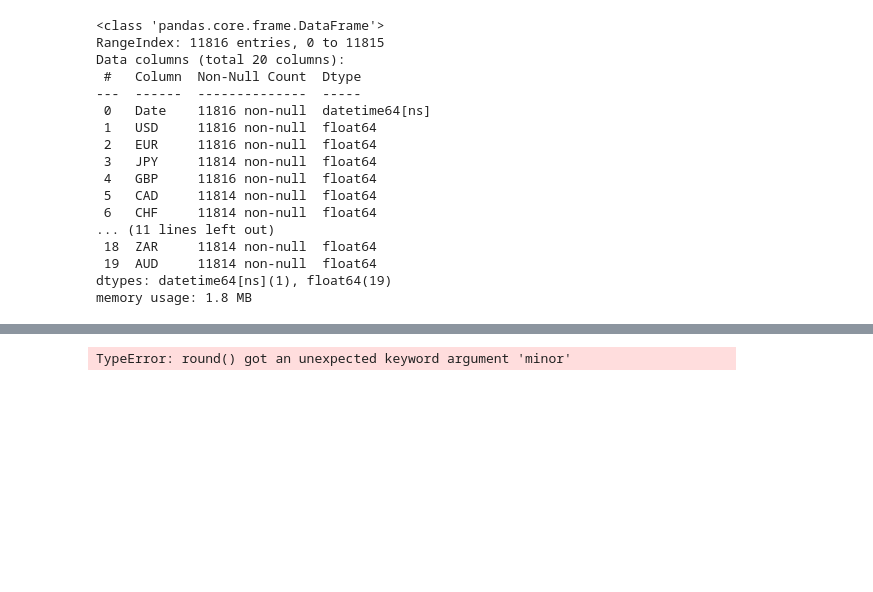
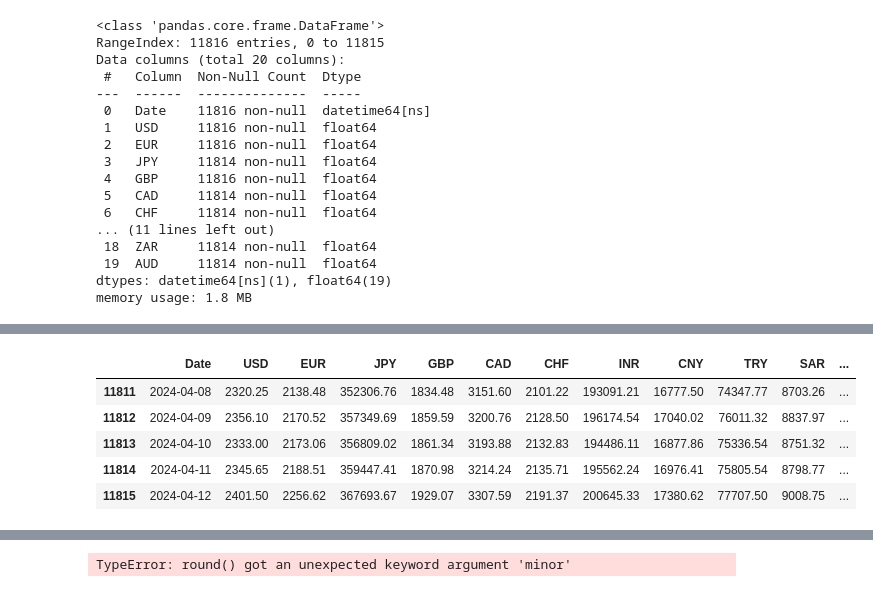
Before and after one commit to buteops/notebooks, a Jupyter notebook: paradigms/nn/gold-lstm.ipynb, the cells around one changed output, grey strips where cells are left out. Cells and saved outputs as stored; diff of their text form; code cells hidden in the pictures; blank space fills up the shorter version.

```diff
--- a/paradigms/nn/gold-lstm.ipynb
+++ b/paradigms/nn/gold-lstm.ipynb
@@ -92,3 +47,12 @@ dt.describe()
+# %%
+dt.tail(5)
+# %% [output]
+|  | Date | USD | EUR | JPY | GBP | CAD | CHF | INR | CNY | TRY | SAR | ... |
+| 11811 | 2024-04-08 | 2320.25 | 2138.48 | 352306.76 | 1834.48 | 3151.60 | 2101.22 | 193091.21 | 16777.50 | 74347.77 | 8703.26 | ... |
+| 11812 | 2024-04-09 | 2356.10 | 2170.52 | 357349.69 | 1859.59 | 3200.76 | 2128.50 | 196174.54 | 17040.02 | 76011.32 | 8837.97 | ... |
+| 11813 | 2024-04-10 | 2333.00 | 2173.06 | 356809.02 | 1861.34 | 3193.88 | 2132.83 | 194486.11 | 16877.86 | 75336.54 | 8751.32 | ... |
+| 11814 | 2024-04-11 | 2345.65 | 2188.51 | 359447.41 | 1870.98 | 3214.24 | 2135.71 | 195562.24 | 16976.41 | 75805.54 | 8798.77 | ... |
+| 11815 | 2024-04-12 | 2401.50 | 2256.62 | 367693.67 | 1929.07 | 3307.59 | 2191.37 | 200645.33 | 17380.62 | 77707.50 | 9008.75 | ... |
 # %%
 # 1 Onz -> 28.3495 grams
 # Applying for the last 20 price data for now
```
Also changed, not shown: parts of 8 cells of this notebook.
